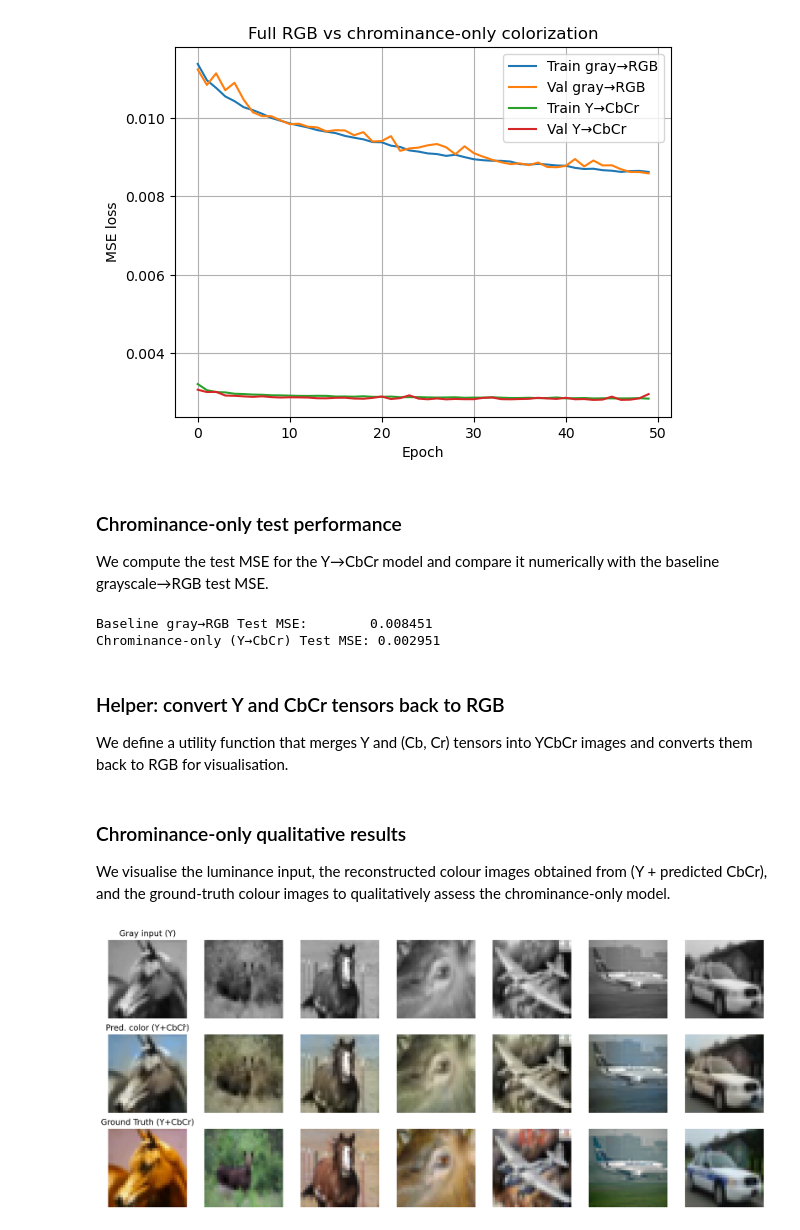
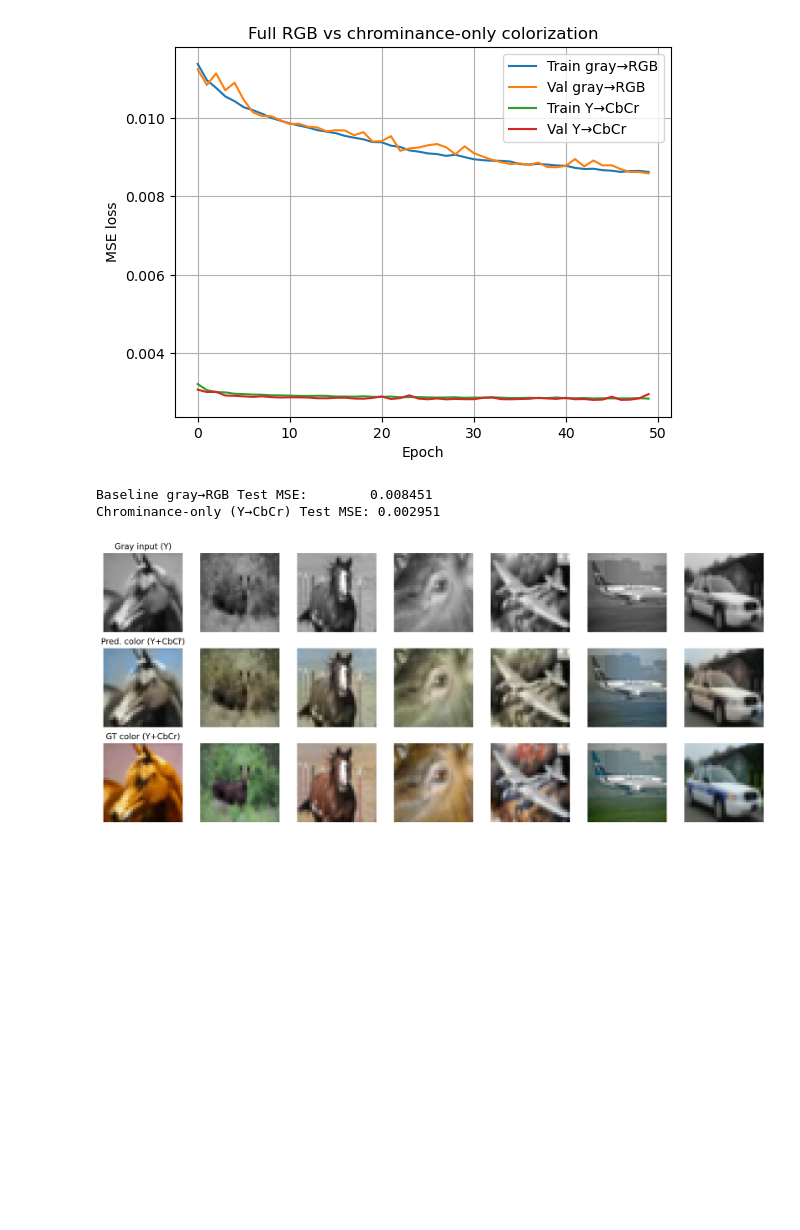
Before and after one commit to k0glin/Grayscale-colorizer, a Jupyter notebook: Grayscale-Colorizer.ipynb, the cells around one changed output. Cells and saved outputs as stored; diff of their text form; code cells hidden in the pictures; blank space fills up the shorter version.

```diff
--- a/Grayscale-Colorizer.ipynb
+++ b/Grayscale-Colorizer.ipynb
@@ -863,10 +911,6 @@ plt.title("Full RGB vs chrominance-only colorization")
 plt.show()
 # %% [output]
 [figure]
-# %% [markdown]
-### Chrominance-only test performance
-
-We compute the test MSE for the Y→CbCr model and compare it numerically with the baseline grayscale→RGB test MSE.
 # %%
 # --- Cell: test MSE for chrominance model ---
 def evaluate_mse_chroma(model, loader, criterion, device):
@@ -887,10 +931,6 @@ print(f"Chrominance-only (Y→CbCr) Test MSE: {test_mse_ch:.6f}")
 # %% [output]
 Baseline gray→RGB Test MSE:        0.008451
 Chrominance-only (Y→CbCr) Test MSE: 0.002951
-# %% [markdown]
-### Helper: convert Y and CbCr tensors back to RGB
-
-We define a utility function that merges Y and (Cb, Cr) tensors into YCbCr images and converts them back to RGB for visualisation.
 # %%
 # --- Cell: helper to convert Y + CbCr tensors back to RGB tensors ---
 from torchvision.transforms.functional import to_pil_image
@@ -915,10 +955,6 @@ def ycbcr_tensors_to_rgb_batch(Y, CbCr):
         imgs.append(rgb_t)
 
     return torch.stack(imgs, dim=0)
-# %% [markdown]
-### Chrominance-only qualitative results
-
-We visualise the luminance input, the reconstructed colour images obtained from (Y + predicted CbCr), and the ground-truth colour images to qualitatively assess the chrominance-only model.
 # %%
 # --- Cell: visualise chrominance-only colorization ---
 model_ch.eval()
@@ -926,32 +962,32 @@ Y_batch, CbCr_batch = next(iter(test_loader_ch))
 Y_batch    = Y_batch.to(device)
 CbCr_batch = CbCr_batch.to(device)
 
 with torch.no_grad():
     pred_CbCr_batch, _ = model_ch(Y_batch)
 
 Y_cpu        = Y_batch.cpu()
 CbCr_true    = CbCr_batch.cpu()
 CbCr_pred    = pred_CbCr_batch.cpu().clamp(0, 1)
 
 rgb_true = ycbcr_tensors_to_rgb_batch(Y_cpu, CbCr_true)
 rgb_pred = ycbcr_tensors_to_rgb_batch(Y_cpu, CbCr_pred)
 
 gray_rgb = Y_cpu.repeat(1, 3, 1, 1)
 
 k = 7
 fig, ax = plt.subplots(3, k, figsize=(14, 6), dpi=200)
 for i in range(k):
     ax[0, i].imshow(gray_rgb[i].numpy().transpose(1, 2, 0))
     ax[0, i].axis('off')
     ax[1, i].imshow(rgb_pred[i].numpy().transpose(1, 2, 0))
     ax[1, i].axis('off')
     ax[2, i].imshow(rgb_true[i].numpy().transpose(1, 2, 0))
     ax[2, i].axis('off')
 
 ax[0, 0].set_title("Gray input (Y)")
 ax[1, 0].set_title("Pred. color (Y+CbCr̂)")
-ax[2, 0].set_title("Ground Truth (Y+CbCr)")
+ax[2, 0].set_title("GT color (Y+CbCr)")
 plt.tight_layout()
 plt.show()
 # %% [output]
-[figure, old version]
+[figure, new version]
```
Also changed, not shown: parts of 16 cells of this notebook.
